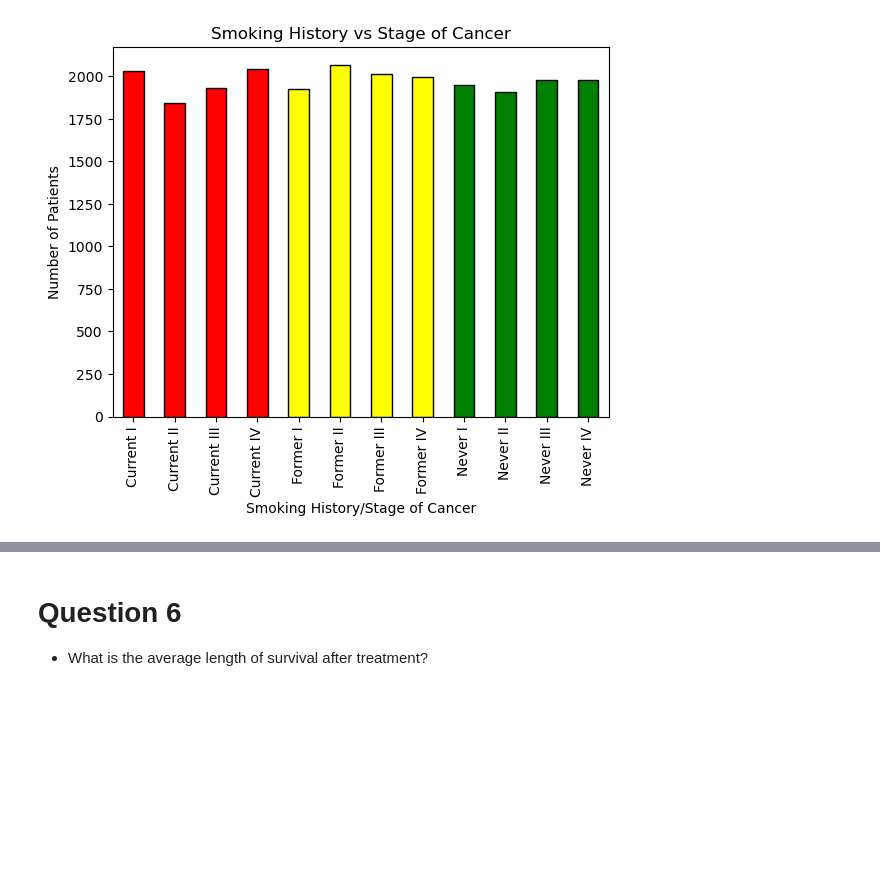
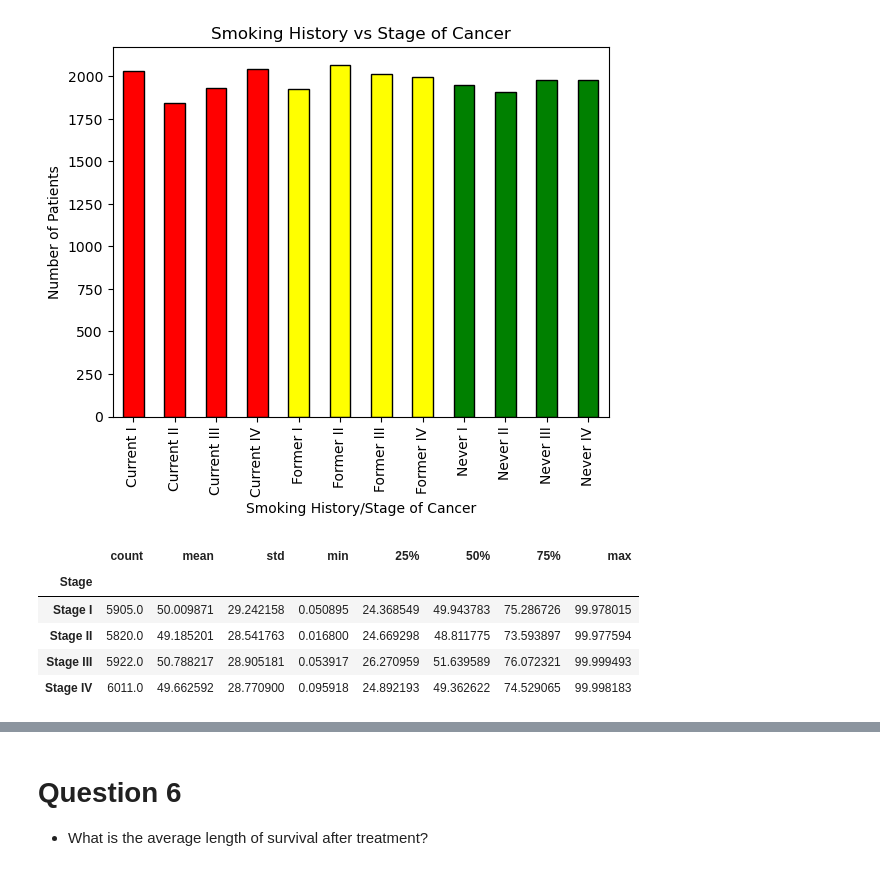
Before and after one commit to nbscarth/project-1-python, a Jupyter notebook: Project_1/lung_cancer_analysis.ipynb, the cells around one changed output, grey strips where cells are left out. Drawn from its saved outputs; the diff is of its cells as text; code cells hidden in the pictures; blank space fills up the shorter version.

```diff
--- a/Project_1/lung_cancer_analysis.ipynb
+++ b/Project_1/lung_cancer_analysis.ipynb
@@ -317,3 +317,13 @@ plt.savefig("Output/History_vs_Stage_fig")
 plt.show()
 # %% [output]
 [figure]
+# %%
+stage_group = cancer_df.groupby("Stage")["Smoking_Pack_Years"]
+stage_group.describe()
+# %% [output]
+|  | count | mean | std | min | 25% | 50% | 75% | max |
+| Stage |  |  |  |  |  |  |  |  |
+| Stage I | 5905.0 | 50.009871 | 29.242158 | 0.050895 | 24.368549 | 49.943783 | 75.286726 | 99.978015 |
+| Stage II | 5820.0 | 49.185201 | 28.541763 | 0.016800 | 24.669298 | 48.811775 | 73.593897 | 99.977594 |
+| Stage III | 5922.0 | 50.788217 | 28.905181 | 0.053917 | 26.270959 | 51.639589 | 76.072321 | 99.999493 |
+| Stage IV | 6011.0 | 49.662592 | 28.770900 | 0.095918 | 24.892193 | 49.362622 | 74.529065 | 99.998183 |
```
Also changed, not shown: parts of 3 cells of this notebook, 1 other file.
